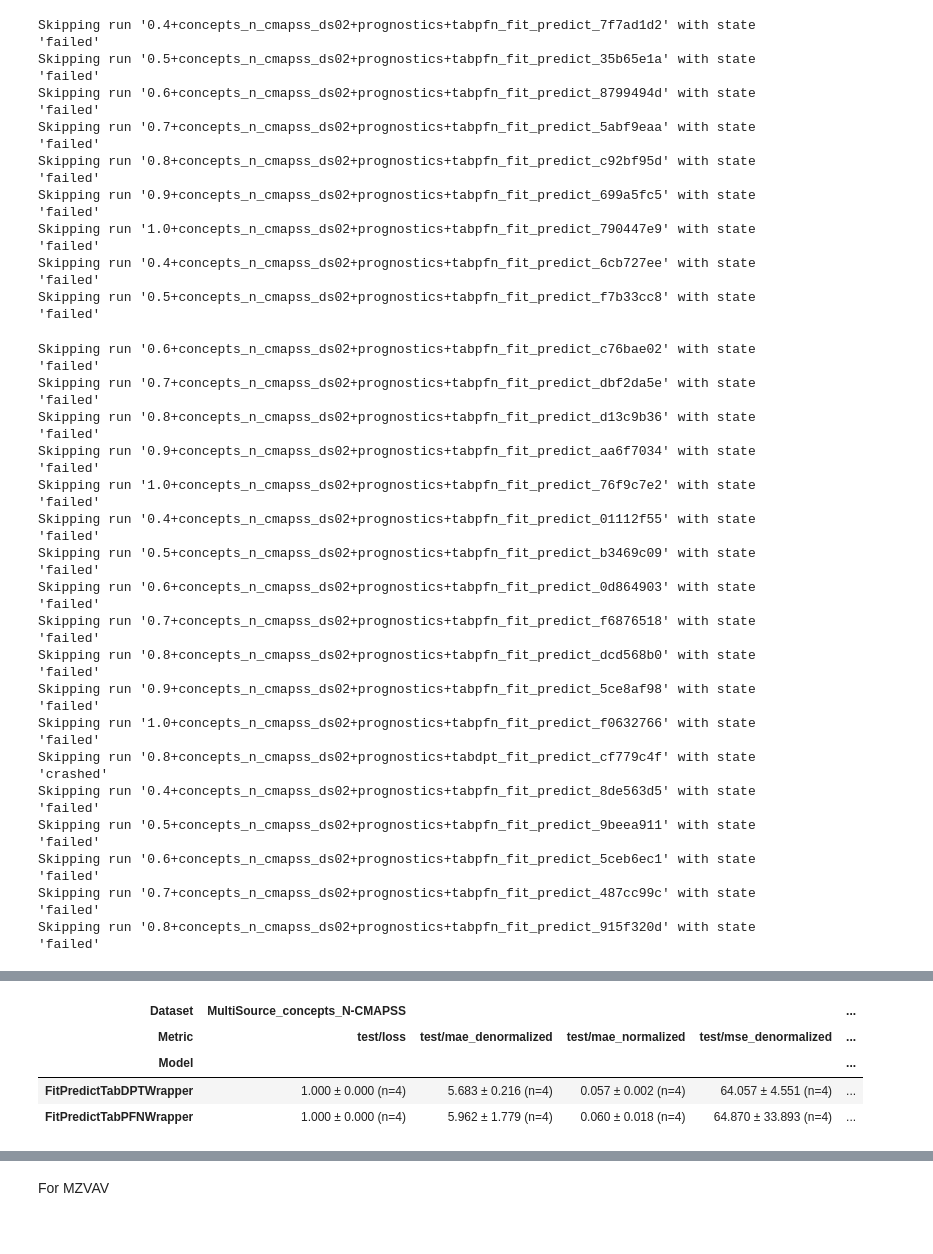
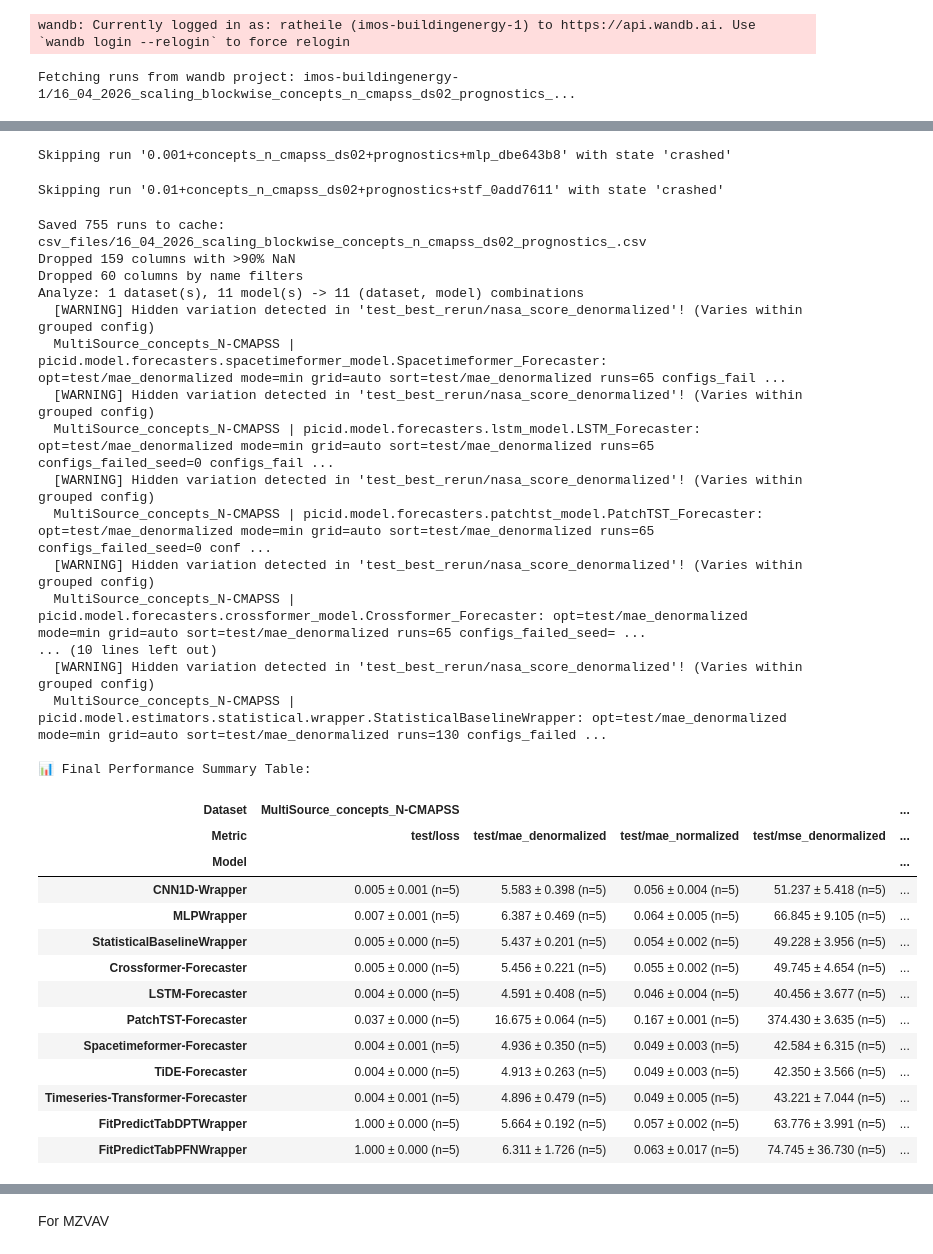
Before and after one commit to EPFL-IMOS/picid, a Jupyter notebook: picid_report/scaling_laws_plots.ipynb, the cells around one changed output, grey strips where cells are left out. Cells and saved outputs as stored; diff of their text form; code cells hidden in the pictures.

```diff
--- a/picid_report/scaling_laws_plots.ipynb
+++ b/picid_report/scaling_laws_plots.ipynb
@@ -43,6 +43,12 @@ PROJECT_NAME = "16_04_2026_scaling_mzvav_diagnostics_"
 PROJECT_NAME = "16_04_2026_scaling_blockwise_unibo_prognostics_combined"
 PROJECT_NAME = "16_04_2026_scaling_concepts_n_cmapss_ds02_prognostics_"
 PROJECT_NAME = "16_04_2026_scaling_blockwise_concepts_n_cmapss_ds02_prognostics_"
+
+PROJECT_NAME = "16_04_2026_scaling_concepts_n_cmapss_ds02_prognostics_"
+PROJECT_NAME = "16_04_2026_scaling_blockwise_concepts_n_cmapss_ds02_prognostics_"
+PROJECT_NAME = "16_04_2026_scaling_unibo_prognostics_combined"
+PROJECT_NAME = "16_04_2026_scaling_blockwise_unibo_prognostics_combined"
+PROJECT_NAME = "16_04_2026_scaling_blockwise_mzvav_diagnostics_"
 
 # PROJECT_NAME = "n_cmapss_final"
 # PROJECT_NAME = "TabPFN_ds02_sweep_2025_10_09"
@@ -148,27 +151,2 @@ Fetching runs from wandb project: imos-buildingenergy-1/16_04_2026_scaling_block
-Skipping run '0.4+concepts_n_cmapss_ds02+prognostics+tabpfn_fit_predict_7f7ad1d2' with state 'failed'
-Skipping run '0.5+concepts_n_cmapss_ds02+prognostics+tabpfn_fit_predict_35b65e1a' with state 'failed'
-Skipping run '0.6+concepts_n_cmapss_ds02+prognostics+tabpfn_fit_predict_8799494d' with state 'failed'
-Skipping run '0.7+concepts_n_cmapss_ds02+prognostics+tabpfn_fit_predict_5abf9eaa' with state 'failed'
-Skipping run '0.8+concepts_n_cmapss_ds02+prognostics+tabpfn_fit_predict_c92bf95d' with state 'failed'
-Skipping run '0.9+concepts_n_cmapss_ds02+prognostics+tabpfn_fit_predict_699a5fc5' with state 'failed'
-Skipping run '1.0+concepts_n_cmapss_ds02+prognostics+tabpfn_fit_predict_790447e9' with state 'failed'
-Skipping run '0.4+concepts_n_cmapss_ds02+prognostics+tabpfn_fit_predict_6cb727ee' with state 'failed'
-Skipping run '0.5+concepts_n_cmapss_ds02+prognostics+tabpfn_fit_predict_f7b33cc8' with state 'failed'
+wandb: Currently logged in as: ratheile (imos-buildingenergy-1) to https://api.wandb.ai. Use `wandb login --relogin` to force relogin
-Skipping run '0.6+concepts_n_cmapss_ds02+prognostics+tabpfn_fit_predict_c76bae02' with state 'failed'
-Skipping run '0.7+concepts_n_cmapss_ds02+prognostics+tabpfn_fit_predict_dbf2da5e' with state 'failed'
-Skipping run '0.8+concepts_n_cmapss_ds02+prognostics+tabpfn_fit_predict_d13c9b36' with state 'failed'
-Skipping run '0.9+concepts_n_cmapss_ds02+prognostics+tabpfn_fit_predict_aa6f7034' with state 'failed'
-Skipping run '1.0+concepts_n_cmapss_ds02+prognostics+tabpfn_fit_predict_76f9c7e2' with state 'failed'
-Skipping run '0.4+concepts_n_cmapss_ds02+prognostics+tabpfn_fit_predict_01112f55' with state 'failed'
-Skipping run '0.5+concepts_n_cmapss_ds02+prognostics+tabpfn_fit_predict_b3469c09' with state 'failed'
-Skipping run '0.6+concepts_n_cmapss_ds02+prognostics+tabpfn_fit_predict_0d864903' with state 'failed'
-Skipping run '0.7+concepts_n_cmapss_ds02+prognostics+tabpfn_fit_predict_f6876518' with state 'failed'
-Skipping run '0.8+concepts_n_cmapss_ds02+prognostics+tabpfn_fit_predict_dcd568b0' with state 'failed'
-Skipping run '0.9+concepts_n_cmapss_ds02+prognostics+tabpfn_fit_predict_5ce8af98' with state 'failed'
-Skipping run '1.0+concepts_n_cmapss_ds02+prognostics+tabpfn_fit_predict_f0632766' with state 'failed'
-Skipping run '0.8+concepts_n_cmapss_ds02+prognostics+tabdpt_fit_predict_cf779c4f' with state 'crashed'
-Skipping run '0.4+concepts_n_cmapss_ds02+prognostics+tabpfn_fit_predict_8de563d5' with state 'failed'
-Skipping run '0.5+concepts_n_cmapss_ds02+prognostics+tabpfn_fit_predict_9beea911' with state 'failed'
-Skipping run '0.6+concepts_n_cmapss_ds02+prognostics+tabpfn_fit_predict_5ceb6ec1' with state 'failed'
-Skipping run '0.7+concepts_n_cmapss_ds02+prognostics+tabpfn_fit_predict_487cc99c' with state 'failed'
-Skipping run '0.8+concepts_n_cmapss_ds02+prognostics+tabpfn_fit_predict_915f320d' with state 'failed'
+Fetching runs from wandb project: imos-buildingenergy-1/16_04_2026_scaling_blockwise_concepts_n_cmapss_ds02_prognostics_...
@@ -205,8 +209,36 @@ Analyze: 1 dataset(s), 2 model(s) -> 2 (dataset, model) combinations
+Skipping run '0.001+concepts_n_cmapss_ds02+prognostics+mlp_dbe643b8' with state 'crashed'
+Skipping run '0.01+concepts_n_cmapss_ds02+prognostics+stf_0add7611' with state 'crashed'
+Saved 755 runs to cache: csv_files/16_04_2026_scaling_blockwise_concepts_n_cmapss_ds02_prognostics_.csv
+Dropped 159 columns with >90% NaN
+Dropped 60 columns by name filters
+Analyze: 1 dataset(s), 11 model(s) -> 11 (dataset, model) combinations
+  [WARNING] Hidden variation detected in 'test_best_rerun/nasa_score_denormalized'! (Varies within grouped config)
+  MultiSource_concepts_N-CMAPSS | picid.model.forecasters.spacetimeformer_model.Spacetimeformer_Forecaster: opt=test/mae_denormalized mode=min grid=auto sort=test/mae_denormalized runs=65 configs_fail ...
+  [WARNING] Hidden variation detected in 'test_best_rerun/nasa_score_denormalized'! (Varies within grouped config)
+  MultiSource_concepts_N-CMAPSS | picid.model.forecasters.lstm_model.LSTM_Forecaster: opt=test/mae_denormalized mode=min grid=auto sort=test/mae_denormalized runs=65 configs_failed_seed=0 configs_fail ...
+  [WARNING] Hidden variation detected in 'test_best_rerun/nasa_score_denormalized'! (Varies within grouped config)
+  MultiSource_concepts_N-CMAPSS | picid.model.forecasters.patchtst_model.PatchTST_Forecaster: opt=test/mae_denormalized mode=min grid=auto sort=test/mae_denormalized runs=65 configs_failed_seed=0 conf ...
+  [WARNING] Hidden variation detected in 'test_best_rerun/nasa_score_denormalized'! (Varies within grouped config)
+  MultiSource_concepts_N-CMAPSS | picid.model.forecasters.crossformer_model.Crossformer_Forecaster: opt=test/mae_denormalized mode=min grid=auto sort=test/mae_denormalized runs=65 configs_failed_seed= ...
+... (10 lines left out)
+  [WARNING] Hidden variation detected in 'test_best_rerun/nasa_score_denormalized'! (Varies within grouped config)
+  MultiSource_concepts_N-CMAPSS | picid.model.estimators.statistical.wrapper.StatisticalBaselineWrapper: opt=test/mae_denormalized mode=min grid=auto sort=test/mae_denormalized runs=130 configs_failed ...
+
+📊 Final Performance Summary Table:
 | Dataset | MultiSource_concepts_N-CMAPSS |  |  |  | ... |
 | Metric | test/loss | test/mae_denormalized | test/mae_normalized | test/mse_denormalized | ... |
 | Model |  |  |  |  | ... |
-| FitPredictTabDPTWrapper | 1.000 ± 0.000 (n=4) | 5.683 ± 0.216 (n=4) | 0.057 ± 0.002 (n=4) | 64.057 ± 4.551 (n=4) | ... |
-| FitPredictTabPFNWrapper | 1.000 ± 0.000 (n=4) | 5.962 ± 1.779 (n=4) | 0.060 ± 0.018 (n=4) | 64.870 ± 33.893 (n=4) | ... |
+| CNN1D-Wrapper | 0.005 ± 0.001 (n=5) | 5.583 ± 0.398 (n=5) | 0.056 ± 0.004 (n=5) | 51.237 ± 5.418 (n=5) | ... |
+| MLPWrapper | 0.007 ± 0.001 (n=5) | 6.387 ± 0.469 (n=5) | 0.064 ± 0.005 (n=5) | 66.845 ± 9.105 (n=5) | ... |
+| StatisticalBaselineWrapper | 0.005 ± 0.000 (n=5) | 5.437 ± 0.201 (n=5) | 0.054 ± 0.002 (n=5) | 49.228 ± 3.956 (n=5) | ... |
+| Crossformer-Forecaster | 0.005 ± 0.000 (n=5) | 5.456 ± 0.221 (n=5) | 0.055 ± 0.002 (n=5) | 49.745 ± 4.654 (n=5) | ... |
+| LSTM-Forecaster | 0.004 ± 0.000 (n=5) | 4.591 ± 0.408 (n=5) | 0.046 ± 0.004 (n=5) | 40.456 ± 3.677 (n=5) | ... |
+| PatchTST-Forecaster | 0.037 ± 0.000 (n=5) | 16.675 ± 0.064 (n=5) | 0.167 ± 0.001 (n=5) | 374.430 ± 3.635 (n=5) | ... |
+| Spacetimeformer-Forecaster | 0.004 ± 0.001 (n=5) | 4.936 ± 0.350 (n=5) | 0.049 ± 0.003 (n=5) | 42.584 ± 6.315 (n=5) | ... |
+| TiDE-Forecaster | 0.004 ± 0.000 (n=5) | 4.913 ± 0.263 (n=5) | 0.049 ± 0.003 (n=5) | 42.350 ± 3.566 (n=5) | ... |
+| Timeseries-Transformer-Forecaster | 0.004 ± 0.001 (n=5) | 4.896 ± 0.479 (n=5) | 0.049 ± 0.005 (n=5) | 43.221 ± 7.044 (n=5) | ... |
+| FitPredictTabDPTWrapper | 1.000 ± 0.000 (n=5) | 5.664 ± 0.192 (n=5) | 0.057 ± 0.002 (n=5) | 63.776 ± 3.991 (n=5) | ... |
+| FitPredictTabPFNWrapper | 1.000 ± 0.000 (n=5) | 6.311 ± 1.726 (n=5) | 0.063 ± 0.017 (n=5) | 74.745 ± 36.730 (n=5) | ... |
 # %%
 print(summary_df.to_latex())
 # %% [output]
```
Also changed, not shown: parts of 7 cells of this notebook, 3 other files.
